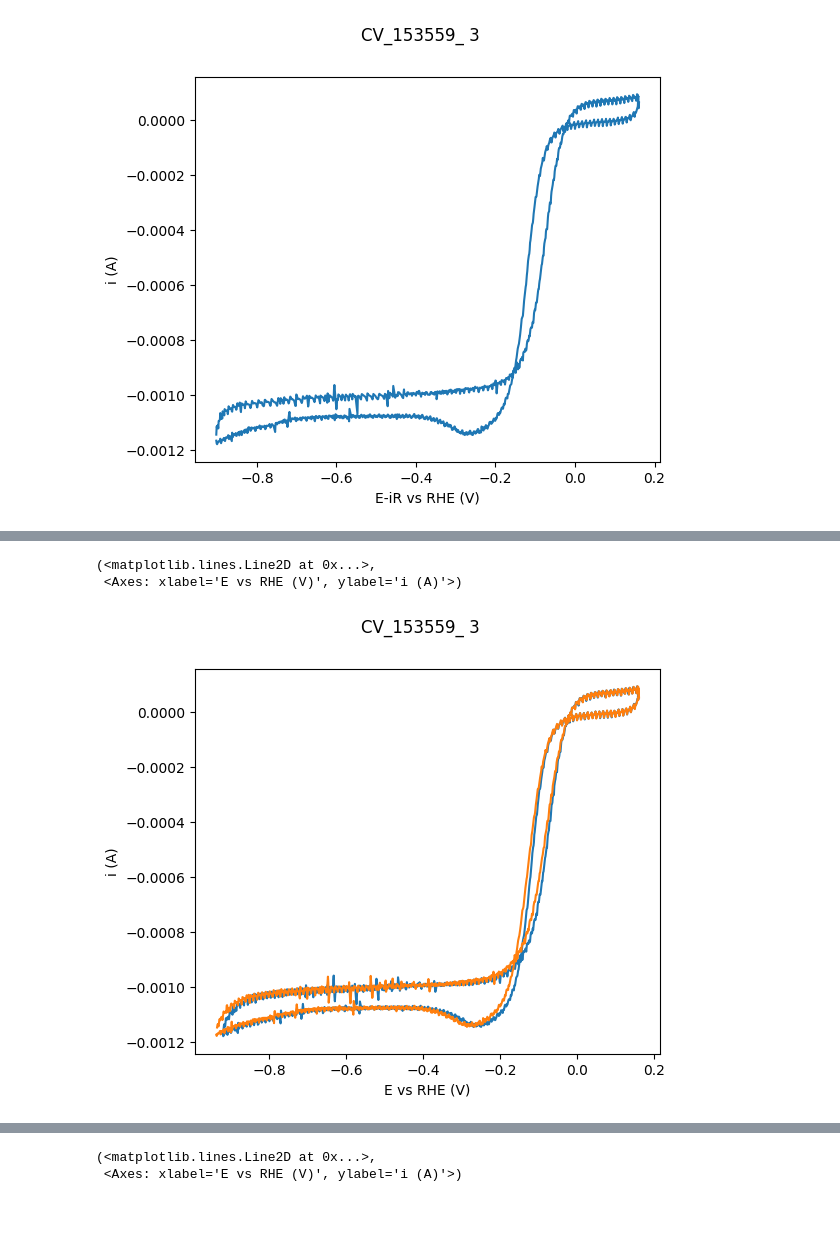
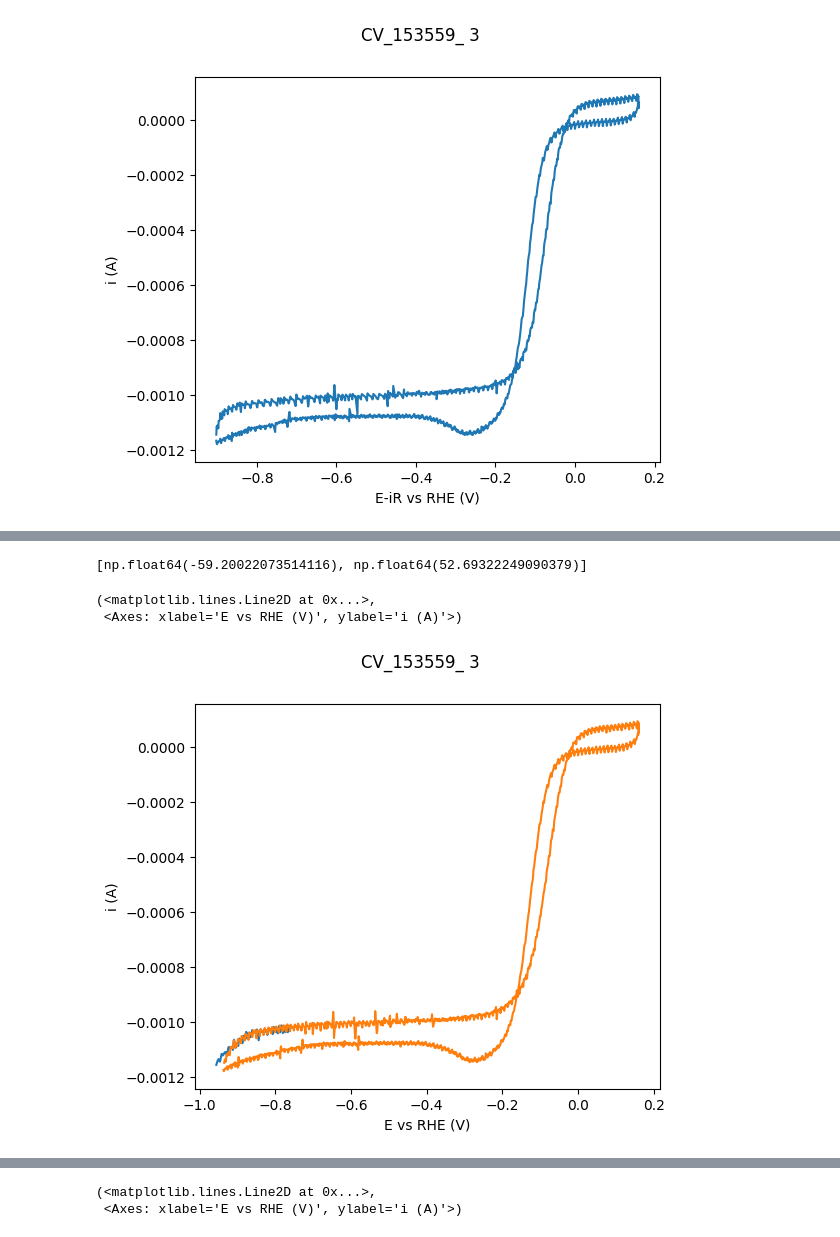
Before and after one commit to NordicEC/EC4py, a Jupyter notebook: dev/CV_Data/CV_Data_t5 _IRCOMP.ipynb, the cells around one changed output, grey strips where cells are left out. Saved outputs shown, nothing was run; the diff lists cells and outputs as text; code cells hidden in the pictures.

```diff
--- a/dev/CV_Data/CV_Data_t5 _IRCOMP.ipynb
+++ b/dev/CV_Data/CV_Data_t5 _IRCOMP.ipynb
@@ -43,7 +63,10 @@ _,p = CV_Data(paths[0], IRCORR="Z").plot()
 # %%
-_,p = CV_Data(paths[0], IRCORR="Zmed").plot()
+d=CV_Data(paths[0], IRCORR="R")
+print(d.R_COMP)
+_,p = d.plot()
 CV_Data(paths[0]).plot(plot=p)
 # %% [output]
-(<matplotlib.lines.Line2D at 0x...>,
- <Axes: xlabel='E vs RHE (V)', ylabel='i (A)'>)
+[np.float64(-59.20022073514116), np.float64(52.69322249090379)]
+(<matplotlib.lines.Line2D at 0x...>,
+ <Axes: xlabel='E vs RHE (V)', ylabel='i (A)'>)
-[figure, old version]
+[figure, new version]
```
Also changed, not shown: parts of 5 cells of this notebook, 6 other files.
